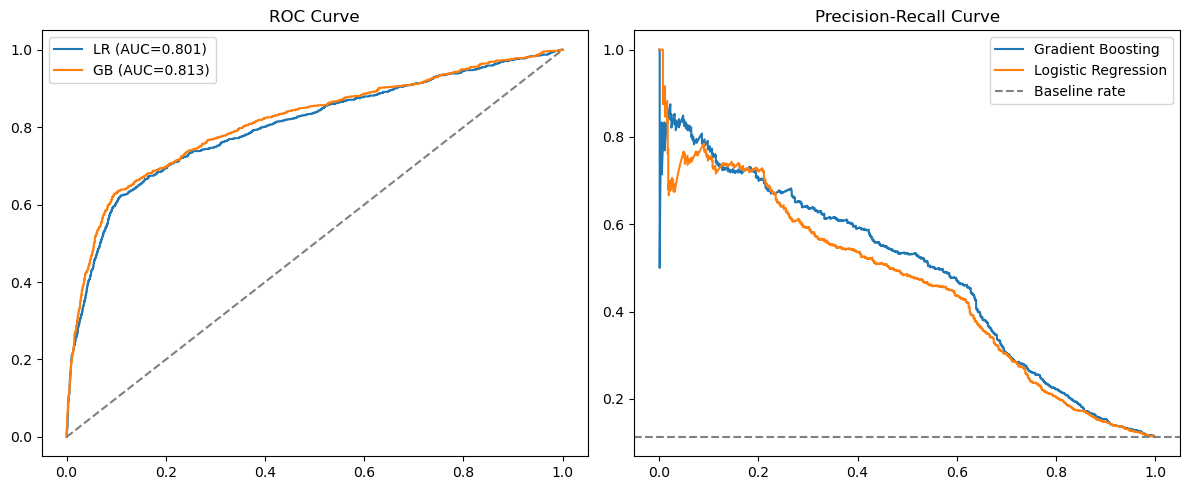
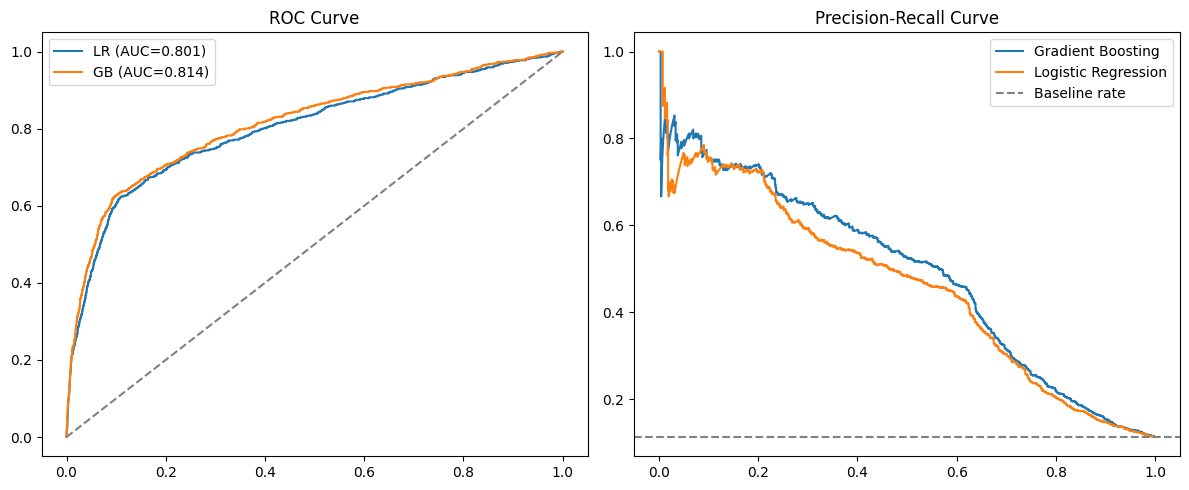
The change to this notebook cell's code, shown as a diff; its figure went from the first image to the second:
--- before
+++ after
@@ -14,4 +14,4 @@
 ax2.set_title('Precision-Recall Curve'); ax2.legend()
 plt.tight_layout()
-plt.savefig('roc_pr_notebook.png', dpi=120)
+# plt.savefig('roc_pr_notebook.png', dpi=120)
 print("Charts saved.")

Commit: Update notebook with GitHub data loading and fix seaborn import